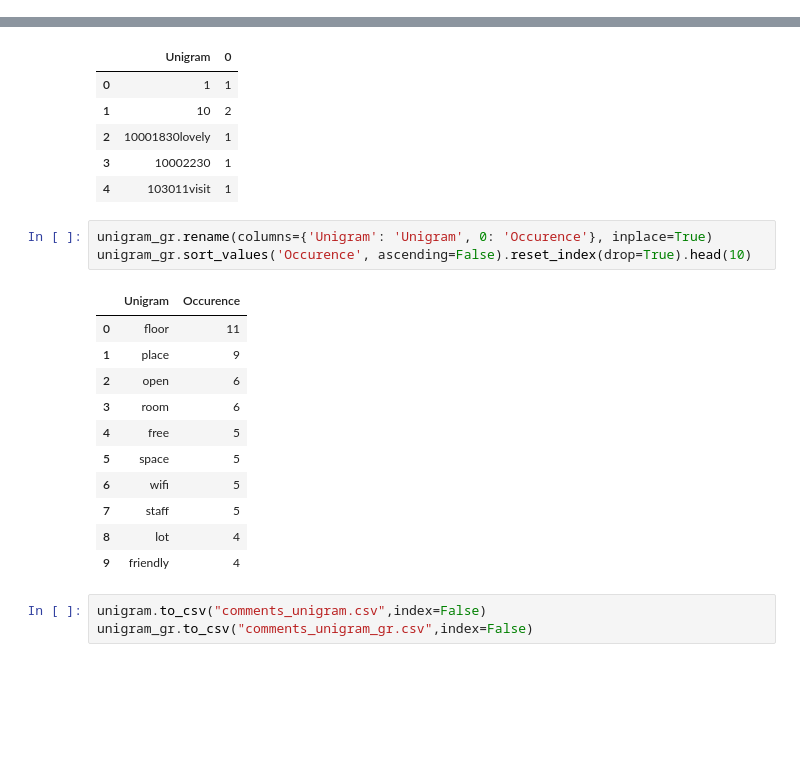
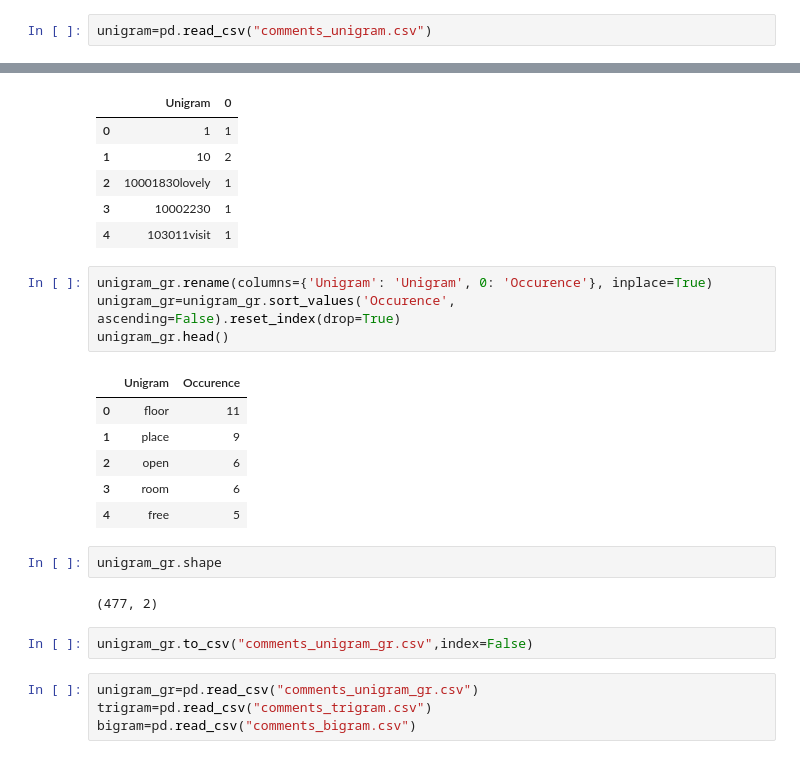
Before and after one commit to NamiF/library_project, a Jupyter notebook: NF_livelier_libraries.ipynb, the cells around one changed output, grey strips where cells are left out. Cells and saved outputs as stored; diff of their text form; blank space fills up the shorter version.

```diff
--- a/NF_livelier_libraries.ipynb
+++ b/NF_livelier_libraries.ipynb
@@ -698,6 +721,8 @@ for i in range(len(word_array)):
 unigram.shape
 # %% [output]
 (635, 1)
+# %%
+unigram=pd.read_csv("comments_unigram.csv")
 # %%
 unigram_gr = unigram.groupby('Unigram').size().reset_index()
 unigram_gr.head()
@@ -710,19 +735,22 @@ unigram_gr.head()
 | 4 | 103011visit | 1 |
 # %%
 unigram_gr.rename(columns={'Unigram': 'Unigram', 0: 'Occurence'}, inplace=True)
-unigram_gr.sort_values('Occurence', ascending=False).reset_index(drop=True).head(10)
+unigram_gr=unigram_gr.sort_values('Occurence', ascending=False).reset_index(drop=True)
+unigram_gr.head()
 # %% [output]
 |  | Unigram | Occurence |
 | 0 | floor | 11 |
 | 1 | place | 9 |
 | 2 | open | 6 |
 | 3 | room | 6 |
 | 4 | free | 5 |
-| 5 | space | 5 |
-| 6 | wifi | 5 |
-| 7 | staff | 5 |
-| 8 | lot | 4 |
-| 9 | friendly | 4 |
+# %%
+unigram_gr.shape
+# %% [output]
+(477, 2)
 # %%
-unigram.to_csv("comments_unigram.csv",index=False)
 unigram_gr.to_csv("comments_unigram_gr.csv",index=False)
+# %%
+unigram_gr=pd.read_csv("comments_unigram_gr.csv")
+trigram=pd.read_csv("comments_trigram.csv")
+bigram=pd.read_csv("comments_bigram.csv")
```
Also changed, not shown: parts of 46 cells of this notebook, 2 other files.
